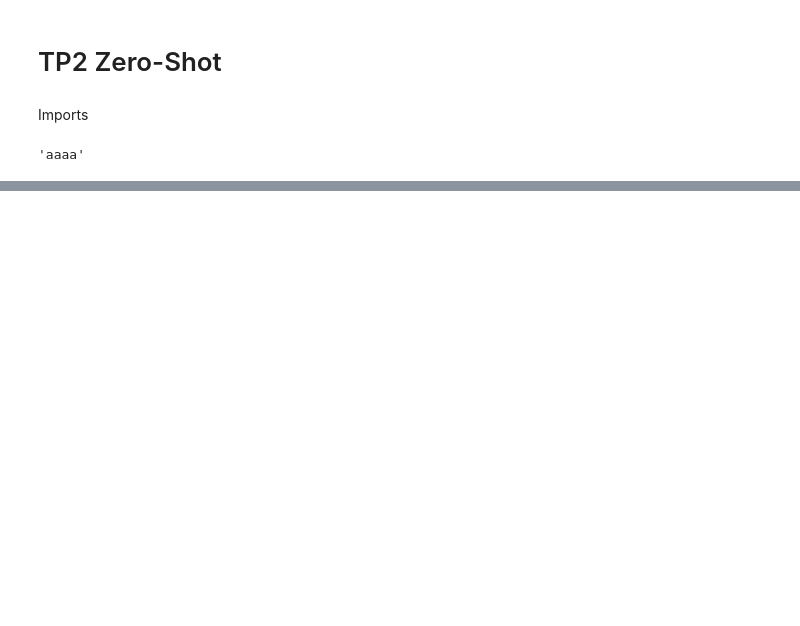
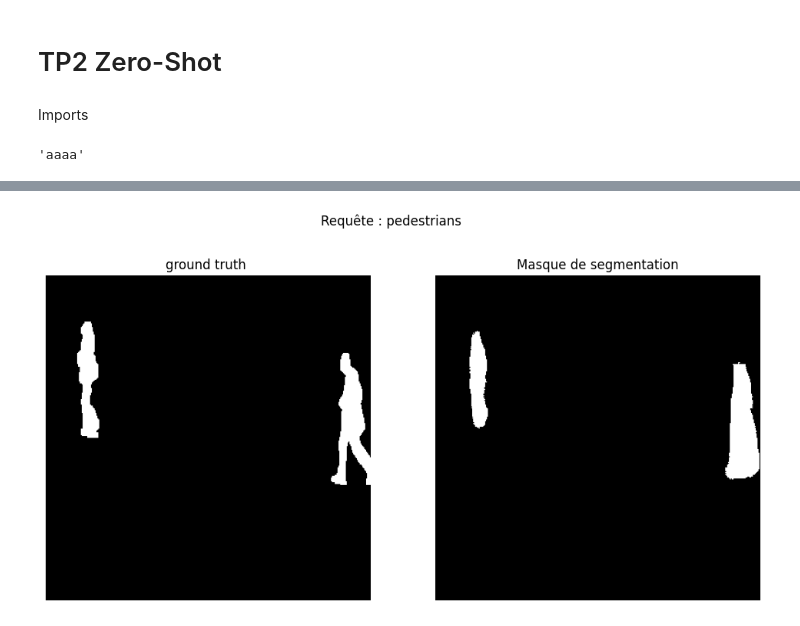
Before and after one commit to Yassine-Serroukhe-Idrissi/INF6804, a Jupyter notebook: TP2/notebook_zero_shot.ipynb, the cells around one changed output, grey strips where cells are left out. Drawn from its saved outputs; the diff is of its cells as text; code cells hidden in the pictures; blank space fills up the shorter version.

Commit message:
zero_shot tests
j'ai ajouté la partie pour objets rares/cachés

```diff
--- a/TP2/notebook_zero_shot.ipynb
+++ b/TP2/notebook_zero_shot.ipynb
@@ -80 +110,87 @@ for example in examples:
 KeyboardInterrupt:
+# %%
+
+# Définis le dossier contenant les images
+image_dir = "baseline/baseline/pedestrians/input"
+ground_truth_dir = "baseline/baseline/pedestrians/groundtruth"
+nombre_fichiers = len([f for f in os.listdir(image_dir) if os.path.isfile(os.path.join(image_dir, f))])
+nombre_fichiers_groundtruth = len([f for f in os.listdir(ground_truth_dir) if os.path.isfile(os.path.join(ground_truth_dir, f))])
+assert nombre_fichiers == nombre_fichiers_groundtruth
+# Liste d'exemples avec le chemin des images
+examples = []
+ground_truth_list = []
+for i in range( nombre_fichiers) :
+    examples.append({"path" : "in"+str(0)*(5-int(np.log10(i+1)))+str(i+1)+".jpg","prompt" : "pedestrians"})
+
+    ground_truth_list.append({"path":"gt"+str(0)*(5-int(np.log10(i+1)))+str(i+1)+".png","prompt" : "pedestrians"})
+
+# Boucle sur chaque exemple
+c = 0
+iou_list = []
+for index in range(470,len(examples)):
+    image_path = os.path.join(image_dir, examples[index]["path"])  # Construire le chemin absolu
+    ground_truth_path = os.path.join(ground_truth_dir, ground_truth_list[index]["path"])  # Construire le chemin absolu
+    # Vérifier si l'image existe
+    if not os.path.exists(image_path):
+        print(f"Image non trouvée : {image_path}")
+        continue
+
+    if not os.path.exists(ground_truth_path):
+        print(f"groundtruth non trouvée : {ground_truth_path}")
+        continue
+    # Charger l'image et la convertir en RGB
+    image = Image.open(image_path).convert("RGB")
+    ground_truth = Image.open(ground_truth_path).convert("RGB")
+
+    ground_truth = np.array(ground_truth)
+    ground_truth_gray = cv2.cvtColor(ground_truth, cv2.COLOR_RGB2GRAY)
+
+    _, ground_truth_binary = cv2.threshold(ground_truth_gray, 127, 180, cv2.THRESH_BINARY)
+
+
+
+
+    # Prétraitement de l'image et du texte
+    inputs = processor(text=examples[i]["prompt"], images=image, return_tensors="pt")
+
+    # Inférence (mode évaluation)
+    with torch.no_grad():
+        outputs = model(**inputs)
+
+    # Extraire le masque de segmentation
+    pred_mask = outputs.logits.sigmoid().detach().cpu().numpy()[0]
+    mask_binary = pred_mask > 0.45  # Seuil binaire
+    # Redimensionner ground_truth pour qu'il ait la même taille que mask_binary
+    ground_truth_resized = cv2.resize(ground_truth_binary, (mask_binary.shape[1], mask_binary.shape[0]))
+
+    assert mask_binary.shape == ground_truth_resized.shape
+    ground_truth_resized = (ground_truth_resized>127).astype(np.uint8)
+    mask_binary = mask_binary.astype(np.uint8)
+
+    # Calcul de l'IoU
+    intersection = np.logical_and(mask_binary, ground_truth_resized).sum()
+    union = np.logical_or(mask_binary, ground_truth_resized).sum()
+    iou = intersection / union if union > 0 else 0
+    iou_list.append(iou)
+    # Afficher l'image originale et le masque
+    c+=1
+    if c%200==0 :
+
+        plt.figure(figsize=(12, 6))
+        plt.suptitle(f"Requête : {examples[i]['prompt']}")
+
+        plt.subplot(1, 2, 1)
+        plt.imshow(ground_truth_resized,cmap="gray")
+        plt.title("ground truth ")
+        plt.axis("off")
+
+        plt.subplot(1, 2, 2)
+        plt.imshow(mask_binary, cmap="gray")
+        plt.title("Masque de segmentation")
+        plt.axis("off")
+
+        print(np.mean(iou_list))
+
+
+        plt.show()
+# %% [output]
@@ -80,0 +198 @@ KeyboardInterrupt:
+[figure, added]
```
Also changed, not shown: parts of 4 cells of this notebook, 59 other files.
